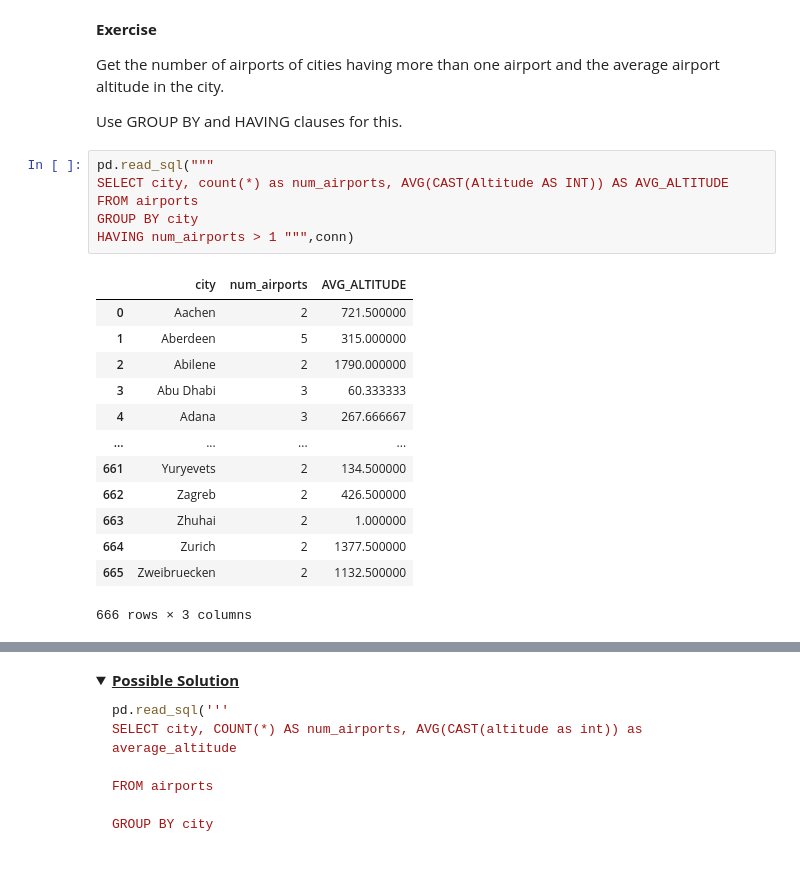
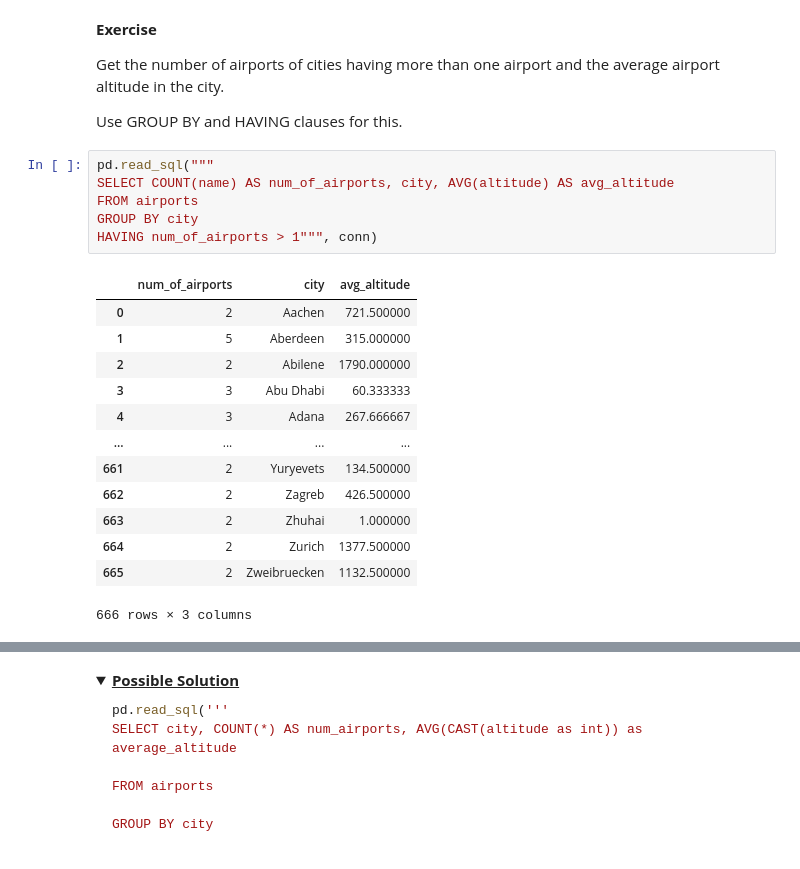
Before and after one commit to 0xEduardoG/NYC-DS-080723, a Jupyter notebook: Phase2/GroupbyJoins.ipynb, the cells around one changed output, grey strips where cells are left out. Cells and saved outputs as stored; diff of their text form; folded sections open.

```diff
--- a/Phase2/GroupbyJoins.ipynb
+++ b/Phase2/GroupbyJoins.ipynb
@@ -339,21 +356,21 @@ Get the number of airports of cities having more than one airport and the averag
 Use GROUP BY and HAVING clauses for this.
 # %%
 pd.read_sql("""
-SELECT city, count(*) as num_airports, AVG(CAST(Altitude AS INT)) AS AVG_ALTITUDE
+SELECT COUNT(name) AS num_of_airports, city, AVG(altitude) AS avg_altitude
 FROM airports
 GROUP BY city
-HAVING num_airports > 1 """,conn)
+HAVING num_of_airports > 1""", conn)
 # %% [output]
-|  | city | num_airports | AVG_ALTITUDE |
-| 0 | Aachen | 2 | 721.500000 |
-| 1 | Aberdeen | 5 | 315.000000 |
-| 2 | Abilene | 2 | 1790.000000 |
-| 3 | Abu Dhabi | 3 | 60.333333 |
-| 4 | Adana | 3 | 267.666667 |
+|  | num_of_airports | city | avg_altitude |
+| 0 | 2 | Aachen | 721.500000 |
+| 1 | 5 | Aberdeen | 315.000000 |
+| 2 | 2 | Abilene | 1790.000000 |
+| 3 | 3 | Abu Dhabi | 60.333333 |
+| 4 | 3 | Adana | 267.666667 |
 | ... | ... | ... | ... |
-| 661 | Yuryevets | 2 | 134.500000 |
-| 662 | Zagreb | 2 | 426.500000 |
-| 663 | Zhuhai | 2 | 1.000000 |
-| 664 | Zurich | 2 | 1377.500000 |
-| 665 | Zweibruecken | 2 | 1132.500000 |
+| 661 | 2 | Yuryevets | 134.500000 |
+| 662 | 2 | Zagreb | 426.500000 |
+| 663 | 2 | Zhuhai | 1.000000 |
+| 664 | 2 | Zurich | 1377.500000 |
+| 665 | 2 | Zweibruecken | 1132.500000 |
 666 rows × 3 columns
```
Also changed, not shown: parts of 10 cells of this notebook, 2 other files.
